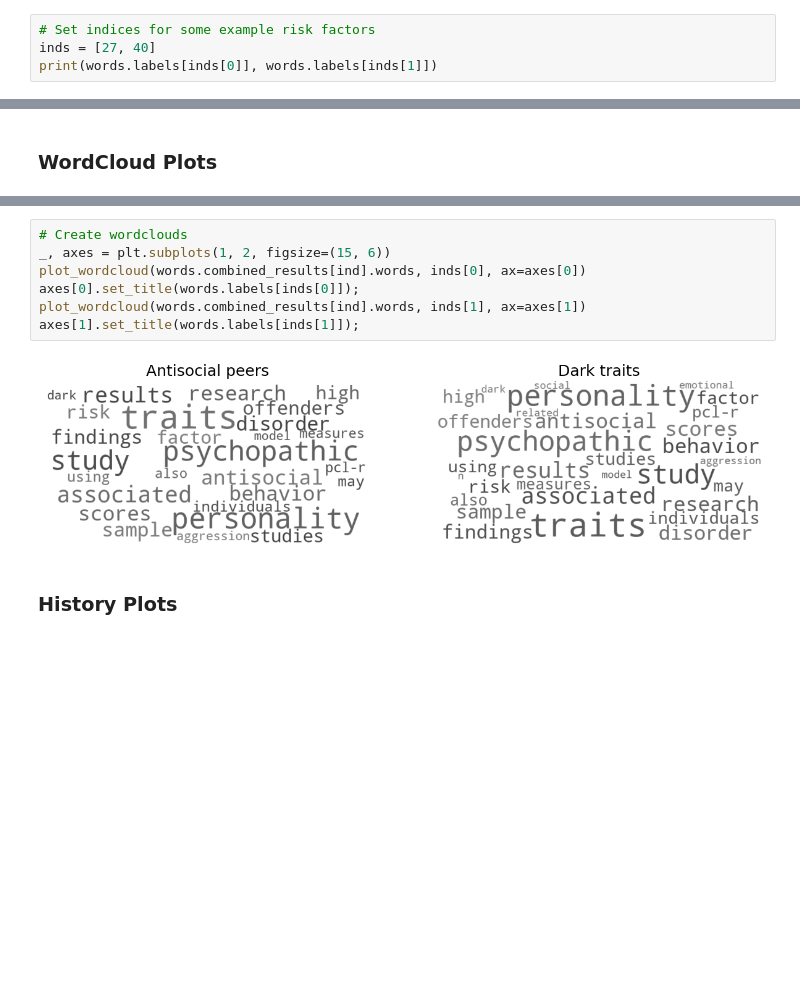
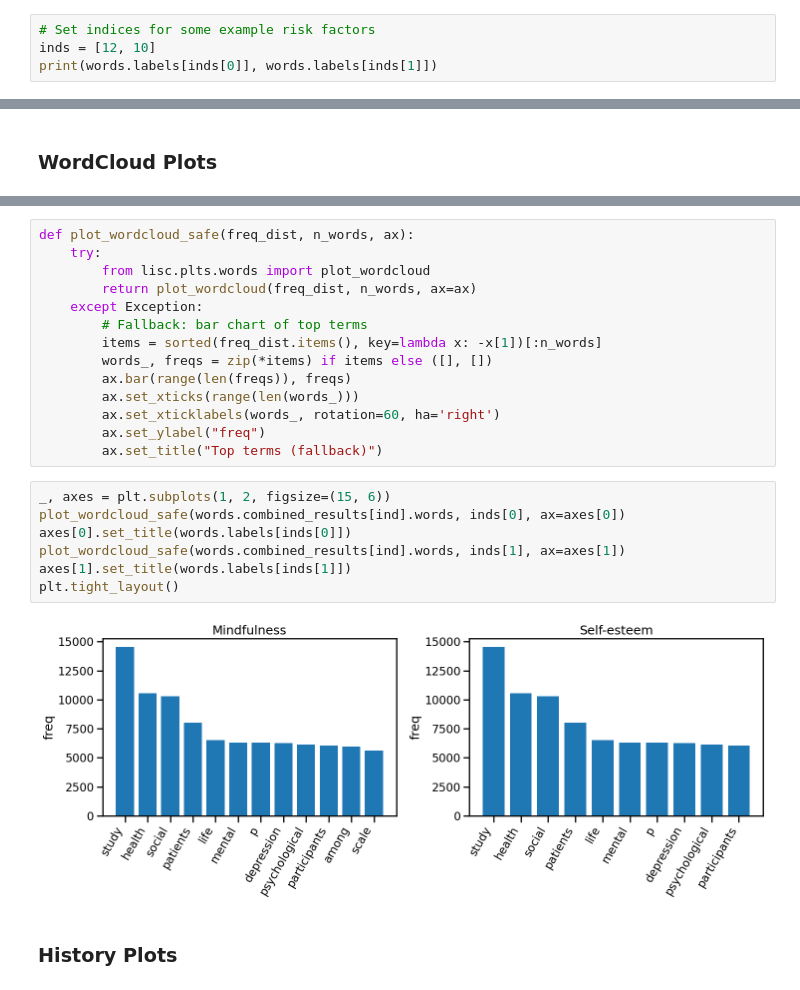
Before and after one commit to IDLabUB/BlueHealthKnowledge, a Jupyter notebook: notebooks/02-WordsAnalyses.ipynb, the cells around one changed output, grey strips where cells are left out. Drawn from its saved outputs; the diff is of its cells as text; blank space fills up the shorter version.

```diff
--- a/notebooks/02-WordsAnalyses.ipynb
+++ b/notebooks/02-WordsAnalyses.ipynb
@@ -402,6 +476,6 @@ plot_attrs_by_year(journals_by_year, authors_by_year, figsize=(6, 5),
 ## Example Risk Factor Summaries
 # %%
 # Set indices for some example risk factors
-inds = [27, 40]
+inds = [12, 10]
 print(words.labels[inds[0]], words.labels[inds[1]])
 # %% [output]
@@ -432,12 +517,26 @@ Dark traits :
+# %%
+def plot_wordcloud_safe(freq_dist, n_words, ax):
+    try:
+        from lisc.plts.words import plot_wordcloud
+        return plot_wordcloud(freq_dist, n_words, ax=ax)
+    except Exception:
+        # Fallback: bar chart of top terms
+        items = sorted(freq_dist.items(), key=lambda x: -x[1])[:n_words]
+        words_, freqs = zip(*items) if items else ([], [])
+        ax.bar(range(len(freqs)), freqs)
+        ax.set_xticks(range(len(words_)))
+        ax.set_xticklabels(words_, rotation=60, ha='right')
+        ax.set_ylabel("freq")
+        ax.set_title("Top terms (fallback)")
 # %%
-# Create wordclouds
 _, axes = plt.subplots(1, 2, figsize=(15, 6))
-plot_wordcloud(words.combined_results[ind].words, inds[0], ax=axes[0])
-axes[0].set_title(words.labels[inds[0]]);
-plot_wordcloud(words.combined_results[ind].words, inds[1], ax=axes[1])
-axes[1].set_title(words.labels[inds[1]]);
+plot_wordcloud_safe(words.combined_results[ind].words, inds[0], ax=axes[0])
+axes[0].set_title(words.labels[inds[0]])
+plot_wordcloud_safe(words.combined_results[ind].words, inds[1], ax=axes[1])
+axes[1].set_title(words.labels[inds[1]])
+plt.tight_layout()
 # %% [output]
-[figure, old version]
+[figure, new version]
 # %% [markdown]
 ### History Plots
 # %%
```
Also changed, not shown: parts of 29 cells of this notebook, 2 other files.
